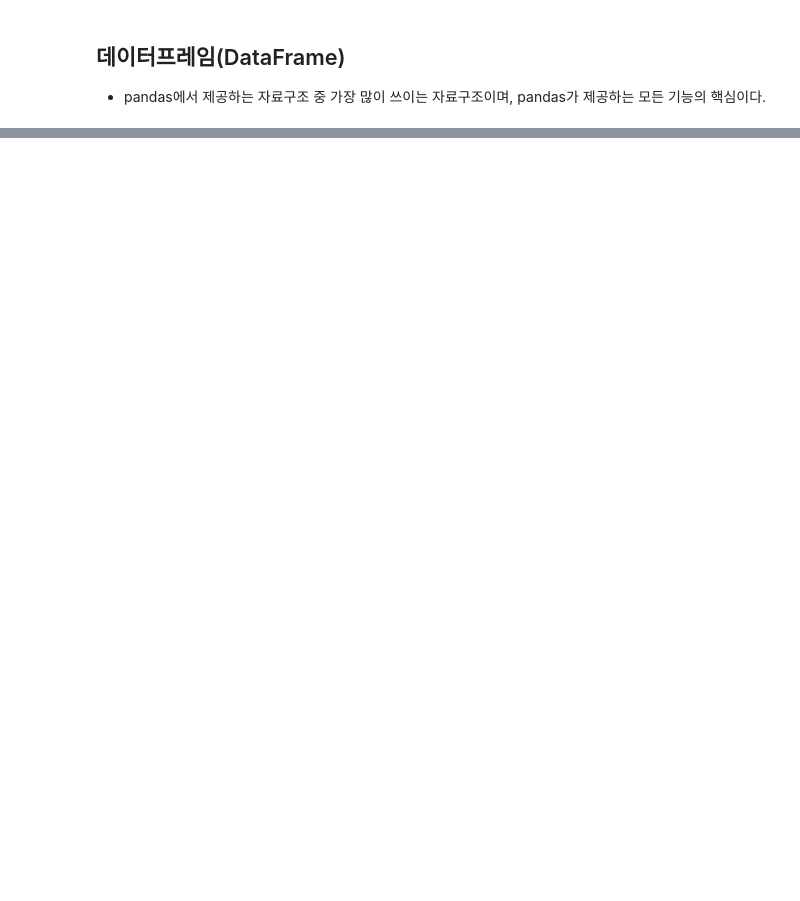
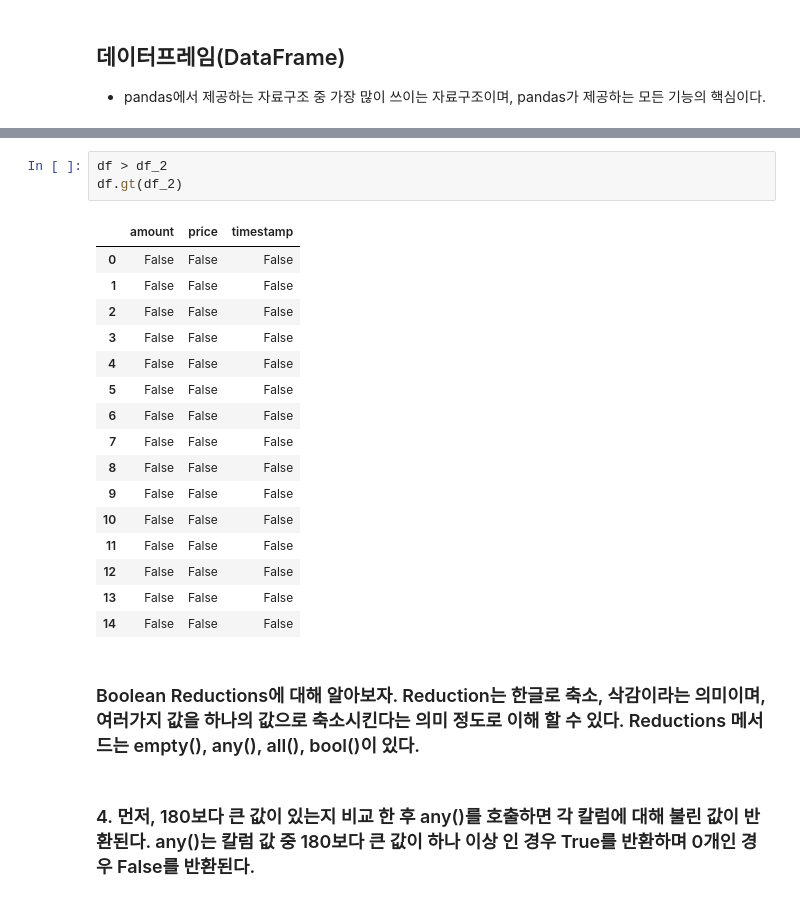
Before and after one commit to OnMyTeam/Auto-Trading, a Jupyter notebook: BitCoinDev_Jupyter/DataFrame.ipynb, the cells around one changed output, grey strips where cells are left out. Drawn from its saved outputs; the diff is of its cells as text; blank space fills up the shorter version.

```diff
--- a/BitCoinDev_Jupyter/DataFrame.ipynb
+++ b/BitCoinDev_Jupyter/DataFrame.ipynb
@@ -94,0 +341,25 @@ df.tail(2)
+# %%
+df > df_2
+df.gt(df_2)
+# %% [output]
+|  | amount | price | timestamp |
+| 0 | False | False | False |
+| 1 | False | False | False |
+| 2 | False | False | False |
+| 3 | False | False | False |
+| 4 | False | False | False |
+| 5 | False | False | False |
+| 6 | False | False | False |
+| 7 | False | False | False |
+| 8 | False | False | False |
+| 9 | False | False | False |
+| 10 | False | False | False |
+| 11 | False | False | False |
+| 12 | False | False | False |
+| 13 | False | False | False |
+| 14 | False | False | False |
+# %% [markdown]
+### Boolean Reductions에 대해 알아보자. Reduction는 한글로 축소, 삭감이라는 의미이며, 여러가지 값을 하나의 값으로 축소시킨다는 의미 정도로 이해 할 수 있다.  Reductions 메서드는 empty(), any(), all(), bool()이 있다.
+# %% [markdown]
+
+### 4. 먼저, 180보다 큰 값이 있는지 비교 한 후 any()를 호출하면 각 칼럼에 대해 불린 값이 반환된다. any()는 칼럼 값 중 180보다 큰 값이 하나 이상 인 경우 True를 반환하며 0개인 경우 False를 반환된다.
```
Also changed, not shown: parts of 43 cells of this notebook.
